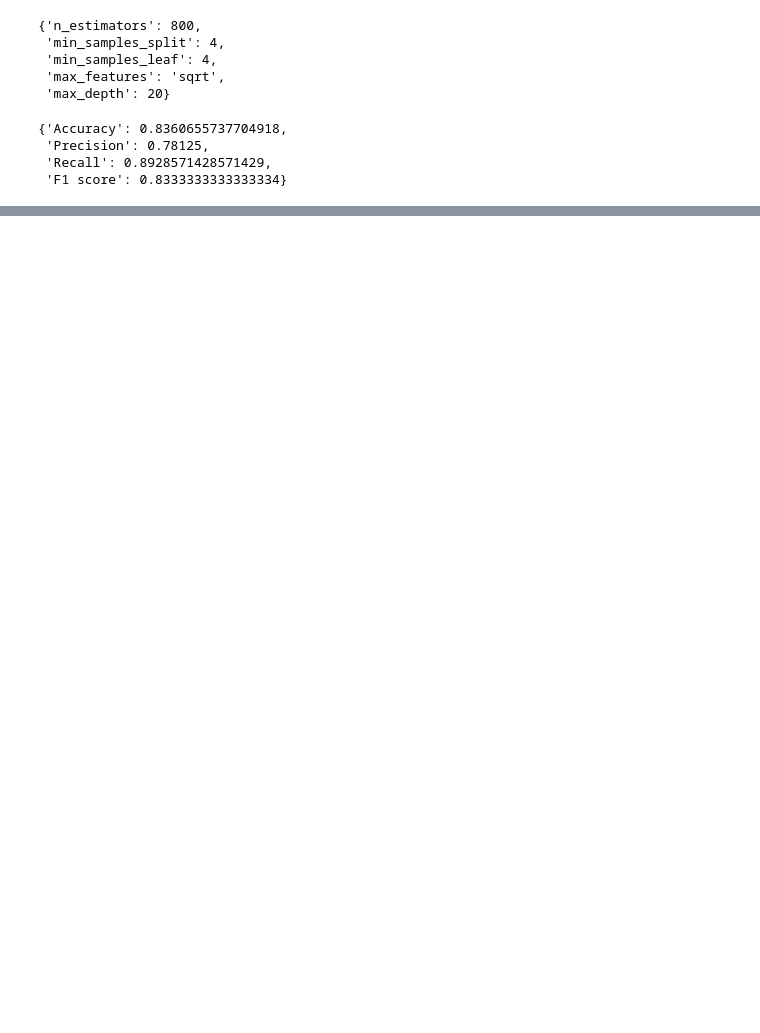
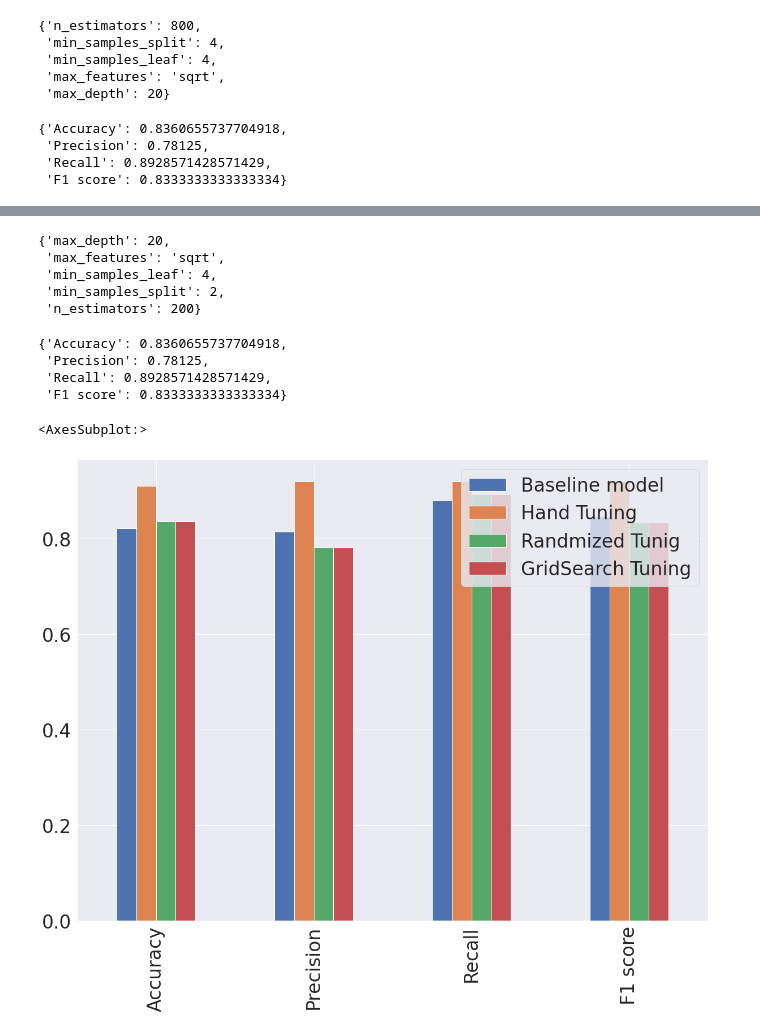
Before and after one commit to VisaalPathak/Sklearn_Practice, a Jupyter notebook: sklearn-choosing-right-model-practice.ipynb, the cells around one changed output, grey strips where cells are left out. Cells and saved outputs as stored; diff of their text form; code cells hidden in the pictures; blank space fills up the shorter version.

Commit message:
Tuned and compared the metrices of model

```diff
--- a/sklearn-choosing-right-model-practice.ipynb
+++ b/sklearn-choosing-right-model-practice.ipynb
@@ -720,5 +690,5 @@ rs_clf.best_params_
  'max_features': 'sqrt',
  'max_depth': 20}
 # %%
-evaluated_model = evaluate_model(y_test, rs_clf.predict(X_test))
+rs_metrics = evaluate_model(y_test, rs_clf.predict(X_test))
 # %%
@@ -730,0 +711,22 @@ evaluated_model
+# %%
+from sklearn.model_selection import train_test_split, GridSearchCV
+from sklearn.ensemble import RandomForestClassifier
+
+np.random.seed(42)
+grid_2 = {'n_estimators': [10, 200, 800, 1000],
+           'max_depth': [None, 20],
+           'max_features': ['auto', 'sqrt'],
+           'min_samples_split': [2, 4],
+           'min_samples_leaf': [2, 4]}
+
+X = heart_disease_shuffled.drop('target', axis = 1)
+y = heart_disease_shuffled['target']
+
+X_train, X_test, y_train, y_test = train_test_split(X,y, test_size = 0.2)
+
+clf = RandomForestClassifier(n_jobs=1)
+gs_clf = GridSearchCV(estimator=clf,
+                      param_grid=grid_2,
+                      cv = 5,
+                      verbose = 2)
+gs_clf.fit(X_train, y_train)
@@ -730,0 +758,29 @@ evaluated_model
+# %%
+gs_clf.best_params_
+# %% [output]
+{'max_depth': 20,
+ 'max_features': 'sqrt',
+ 'min_samples_leaf': 4,
+ 'min_samples_split': 2,
+ 'n_estimators': 200}
+# %%
+gs_y_preds = gs_clf.predict(X_test)
+# %%
+gs_metrics = evaluate_model(y_test, gs_y_preds)
+# %%
+gs_metrics
+# %% [output]
+{'Accuracy': 0.8360655737704918,
+ 'Precision': 0.78125,
+ 'Recall': 0.8928571428571429,
+ 'F1 score': 0.8333333333333334}
+# %%
+# comparing all the model metrices
+metrics_df = pd.DataFrame({'Baseline model': base_line_metrics,
+                           'Hand Tuning': by_hand_metrics,
+                           'Randmized Tunig': rs_metrics,
+                           'GridSearch Tuning':gs_metrics})
+metrics_df.plot.bar(figsize = (20,15))
+# %% [output]
+<AxesSubplot:>
+[figure, added]
```
Also changed, not shown: parts of 8 cells of this notebook.
